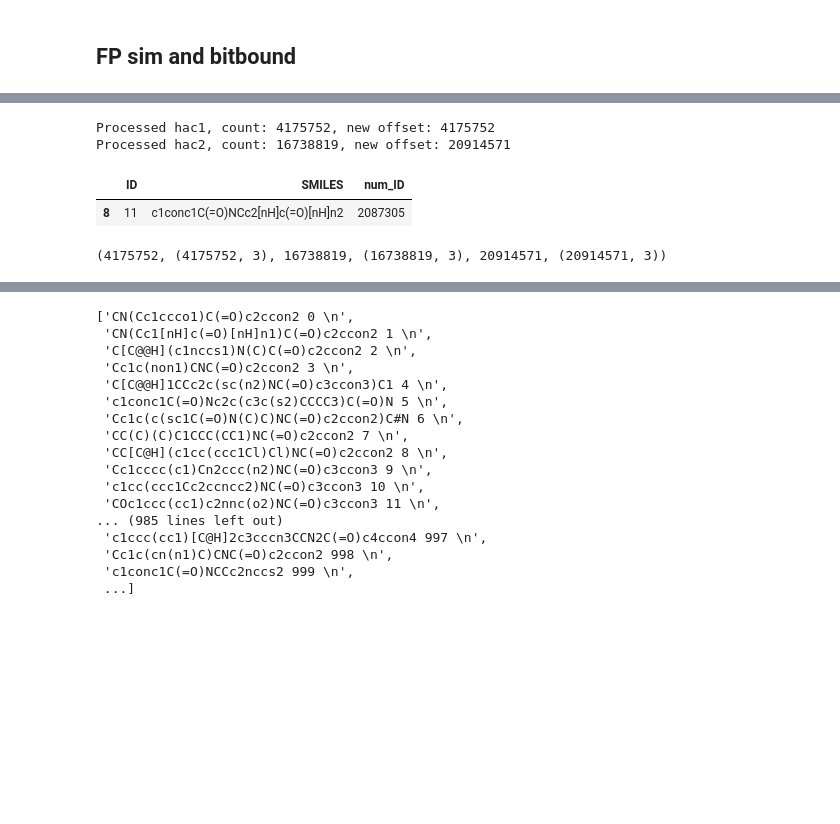
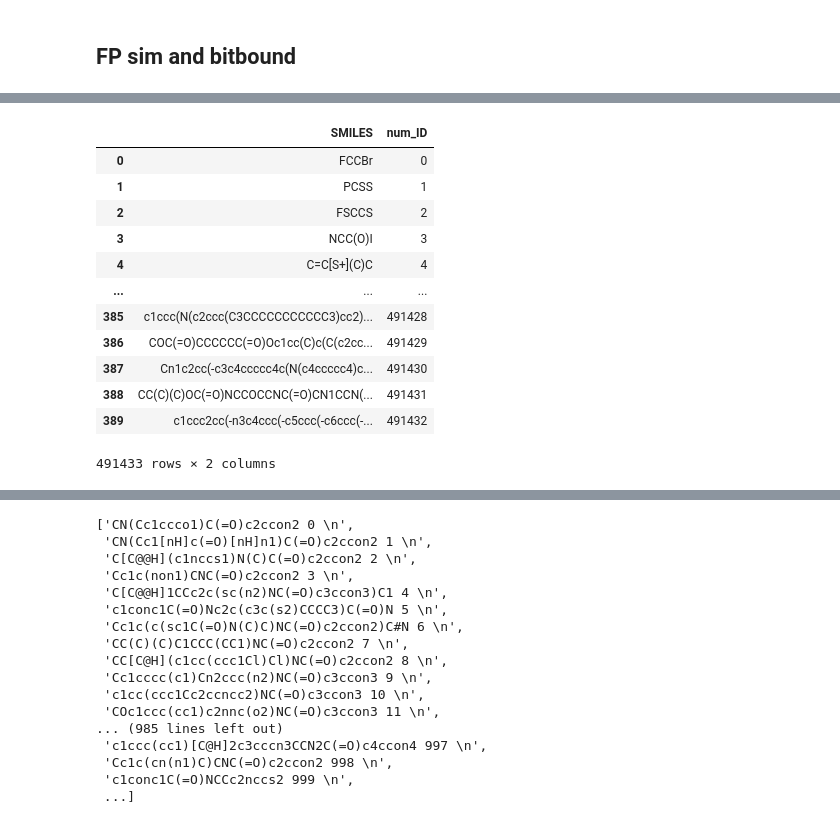
Before and after one commit to zaky02/LibMiner, a Jupyter notebook: clean/cluster_search.ipynb, the cells around one changed output, grey strips where cells are left out. Saved outputs shown, nothing was run; the diff lists cells and outputs as text; code cells hidden in the pictures; blank space fills up the shorter version.

```diff
--- a/clean/cluster_search.ipynb
+++ b/clean/cluster_search.ipynb
@@ -996,16 +996,11 @@ parq = {str(x): pd.read_parquet(x) for x in file1 + file2}
 # %%
 current_offset = 0
-files = ["hac1", "hac2"]
-out = ["test1", "test2"]
-for num, f in enumerate(files):
-    count = deduplicator(hac_folders=f, out_path=out[num], current_offset=current_offset)
-    current_offset = current_offset + count
-    print(f"Processed {f}, count: {count}, new offset: {current_offset}")
+files = list(Path("database").glob("*/*.parquet"))
+
+count = deduplicator(hac_folders=files, out_path="test", current_offset=current_offset)
+current_offset = current_offset + count
-# %% [output]
-Processed hac1, count: 4175752, new offset: 4175752
-Processed hac2, count: 16738819, new offset: 20914571
 # %%
-parquet_files = sorted(glob(f"test1/*.parquet"))
+parquet_files = sorted(glob(f"test/*.parquet"))
 do = dd.read_parquet(parquet_files)
 num = do.map_partitions(len).sum().compute()
 da = do.compute()
@@ -1017,5 +1006,0 @@ dan = do.compute()
-# %%
-da[da["SMILES"]== "c1conc1C(=O)NCc2[nH]c(=O)[nH]n2"]
-# %% [output]
-|  | ID | SMILES | num_ID |
-| 8 | 11 | c1conc1C(=O)NCc2[nH]c(=O)[nH]n2 | 2087305 |
@@ -1025,4 +1006,0 @@ din = di.compute()
-# %%
-da["num_ID"].nunique(), da.shape, dan["num_ID"].nunique(), dan.shape, din["num_ID"].nunique(), din.shape
-# %% [output]
-(4175752, (4175752, 3), 16738819, (16738819, 3), 20914571, (20914571, 3))
@@ -1031,3 +1007,19 @@ di.to_parquet("test_all", write_index=False, engine="pyarrow")
+# %%
+da
+# %% [output]
+|  | SMILES | num_ID |
+| 0 | FCCBr | 0 |
+| 1 | PCSS | 1 |
+| 2 | FSCCS | 2 |
+| 3 | NCC(O)I | 3 |
+| 4 | C=C[S+](C)C | 4 |
+| ... | ... | ... |
+| 385 | c1ccc(N(c2ccc(C3CCCCCCCCCCC3)cc2)... | 491428 |
+| 386 | COC(=O)CCCCCC(=O)Oc1cc(C)c(C(c2cc... | 491429 |
+| 387 | Cn1c2cc(-c3c4ccccc4c(N(c4ccccc4)c... | 491430 |
+| 388 | CC(C)(C)OC(=O)NCCOCCNC(=O)CN1CCN(... | 491431 |
+| 389 | c1ccc2cc(-n3c4ccc(-c5ccc(-c6ccc(-... | 491432 |
+491433 rows × 2 columns
 # %%
 smiles_col="SMILES"
 id_col="num_ID"
```
Also changed, not shown: parts of 26 cells of this notebook, 1 other file.
